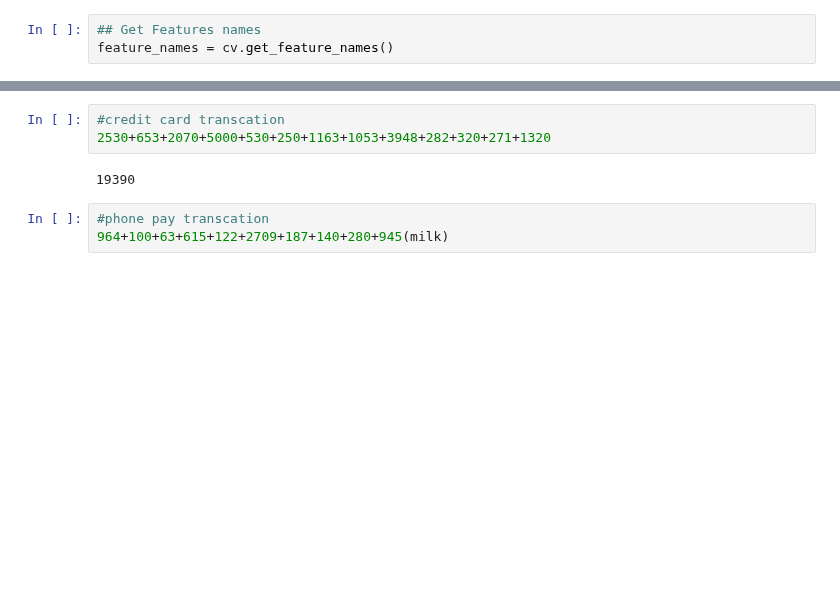
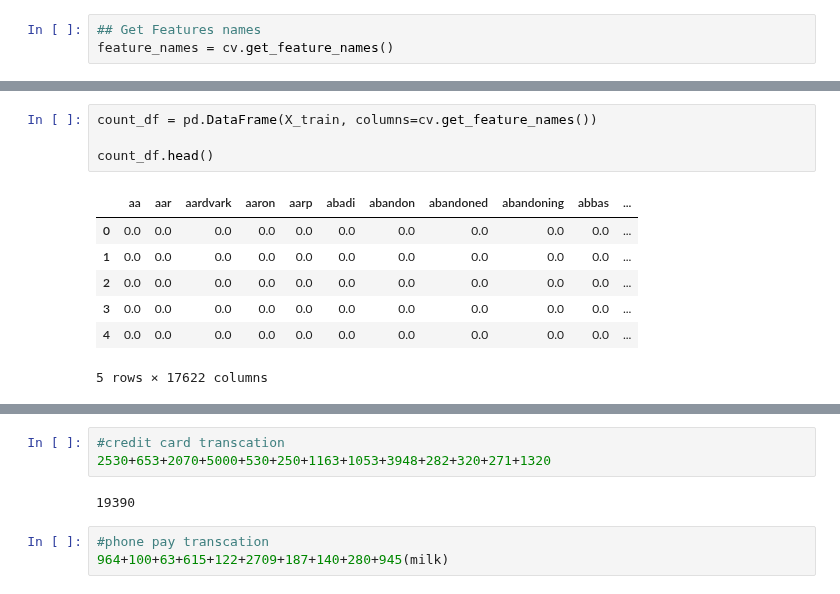
Before and after one commit to IanEspinoso/mock_mr_ganger, a Jupyter notebook: Fake_News_Classifer.ipynb, the cells around one changed output, grey strips where cells are left out. Saved outputs shown, nothing was run; the diff lists cells and outputs as text; blank space fills up the shorter version.

```diff
--- a/Fake_News_Classifer.ipynb
+++ b/Fake_News_Classifer.ipynb
@@ -404,0 +482,12 @@ sorted(zip(classifier.coef_[0], feature_names))[:20]
+# %%
+count_df = pd.DataFrame(X_train, columns=cv.get_feature_names())
+
+count_df.head()
+# %% [output]
+|  | aa | aar | aardvark | aaron | aarp | abadi | abandon | abandoned | abandoning | abbas | ... |
+| 0 | 0.0 | 0.0 | 0.0 | 0.0 | 0.0 | 0.0 | 0.0 | 0.0 | 0.0 | 0.0 | ... |
+| 1 | 0.0 | 0.0 | 0.0 | 0.0 | 0.0 | 0.0 | 0.0 | 0.0 | 0.0 | 0.0 | ... |
+| 2 | 0.0 | 0.0 | 0.0 | 0.0 | 0.0 | 0.0 | 0.0 | 0.0 | 0.0 | 0.0 | ... |
+| 3 | 0.0 | 0.0 | 0.0 | 0.0 | 0.0 | 0.0 | 0.0 | 0.0 | 0.0 | 0.0 | ... |
+| 4 | 0.0 | 0.0 | 0.0 | 0.0 | 0.0 | 0.0 | 0.0 | 0.0 | 0.0 | 0.0 | ... |
+5 rows × 17622 columns
```
Also changed, not shown: parts of 29 cells of this notebook.
